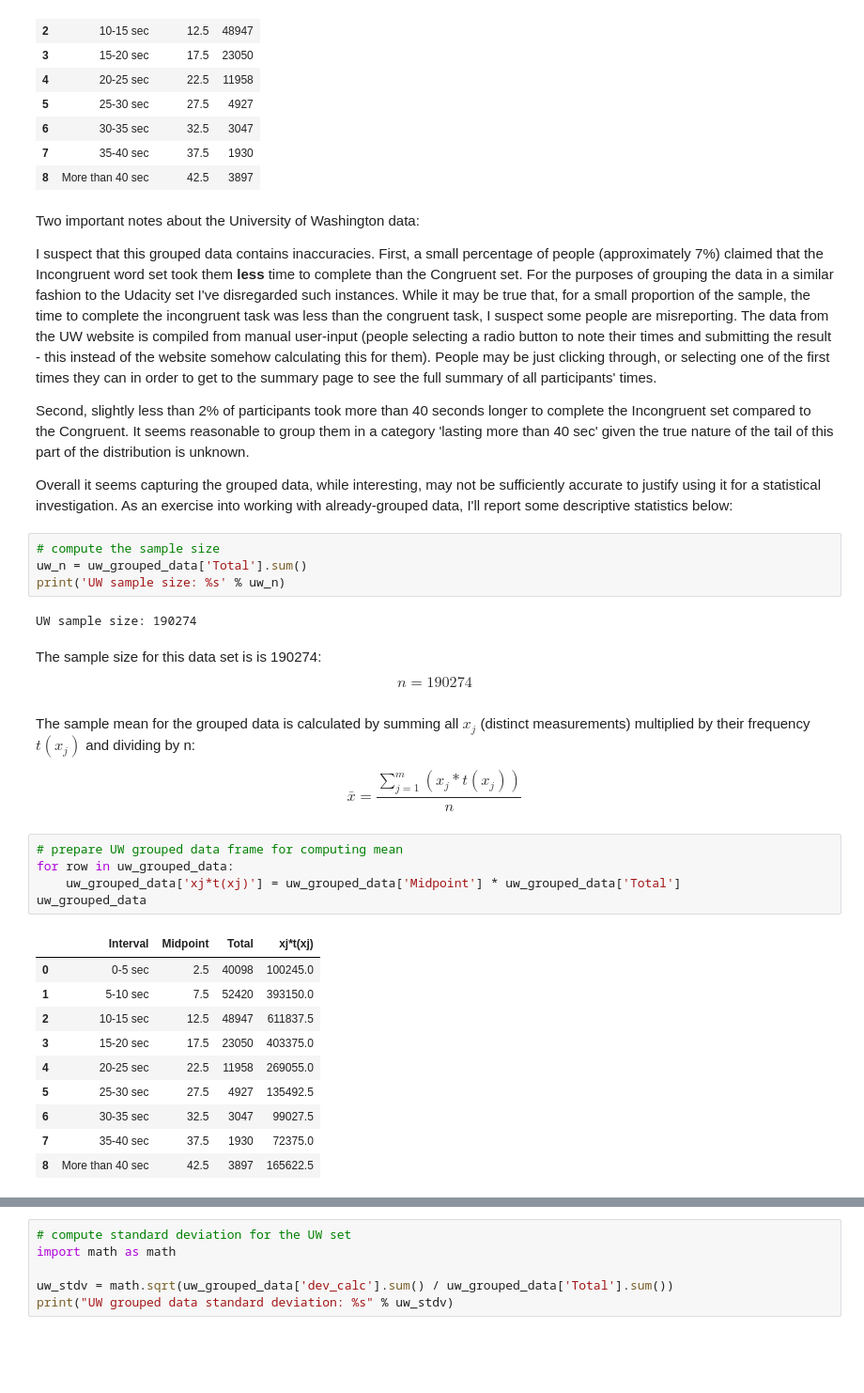
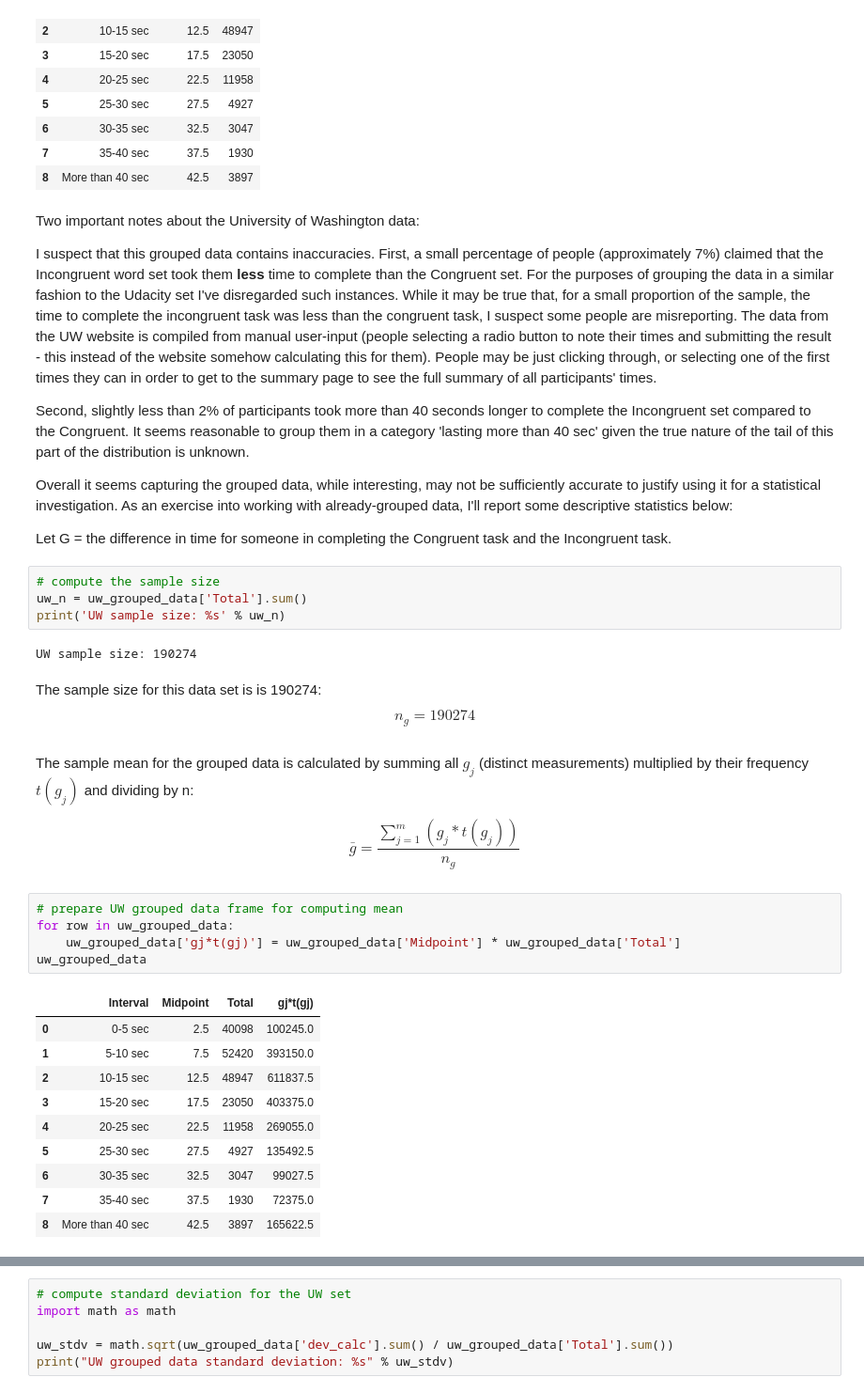
Before and after one commit to hichana/udacity, a Jupyter notebook: P1/stroop-eda_V2.ipynb, the cells around one changed output, grey strips where cells are left out. Shown at 94% size. Saved outputs shown, nothing was run; the diff lists cells and outputs as text; blank space fills up the shorter version.

```diff
--- a/P1/stroop-eda_V2.ipynb
+++ b/P1/stroop-eda_V2.ipynb
@@ -120,6 +143,8 @@ I suspect that this grouped data contains inaccuracies. First, a small percentag
 Second, slightly less than 2% of participants took more than 40 seconds longer to complete the Incongruent set compared to the Congruent. It seems reasonable to group them in a category 'lasting more than 40 sec' given the true nature of the tail of this part of the distribution is unknown.
 
 Overall it seems capturing the grouped data, while interesting, may not be sufficiently accurate to justify using it for a statistical investigation. As an exercise into working with already-grouped data, I'll report some descriptive statistics below:
+
+Let G = the difference in time for someone in completing the Congruent task and the Incongruent task.
 # %%
 # compute the sample size
 uw_n = uw_grouped_data['Total'].sum()
@@ -127,18 +152,18 @@ print('UW sample size: %s' % uw_n)
 # %% [output]
 UW sample size: 190274
 # %% [markdown]
-The sample size for this data set is is 190274: $$n=190274$$
+The sample size for this data set is is 190274: $$n_g=190274$$
 # %% [markdown]
-The sample mean for the grouped data is calculated by summing all $x_j$ (distinct measurements) multiplied by their frequency $t(x_j)$ and dividing by n:
+The sample mean for the grouped data is calculated by summing all $g_j$ (distinct measurements) multiplied by their frequency $t(g_j)$ and dividing by n:
 
-$$\bar x = \frac{\sum\limits_{j=1}^{m} (x_j * t(x_j))}{n}$$
+$$\bar{g} = \frac{\sum\limits_{j=1}^{m} (g_j * t(g_j))}{n_g}$$
 # %%
 # prepare UW grouped data frame for computing mean
 for row in uw_grouped_data:
-    uw_grouped_data['xj*t(xj)'] = uw_grouped_data['Midpoint'] * uw_grouped_data['Total']
+    uw_grouped_data['gj*t(gj)'] = uw_grouped_data['Midpoint'] * uw_grouped_data['Total']
 uw_grouped_data
 # %% [output]
-|  | Interval | Midpoint | Total | xj*t(xj) |
+|  | Interval | Midpoint | Total | gj*t(gj) |
 | 0 | 0-5 sec | 2.5 | 40098 | 100245.0 |
 | 1 | 5-10 sec | 7.5 | 52420 | 393150.0 |
 | 2 | 10-15 sec | 12.5 | 48947 | 611837.5 |
```
Also changed, not shown: parts of 33 cells of this notebook.
